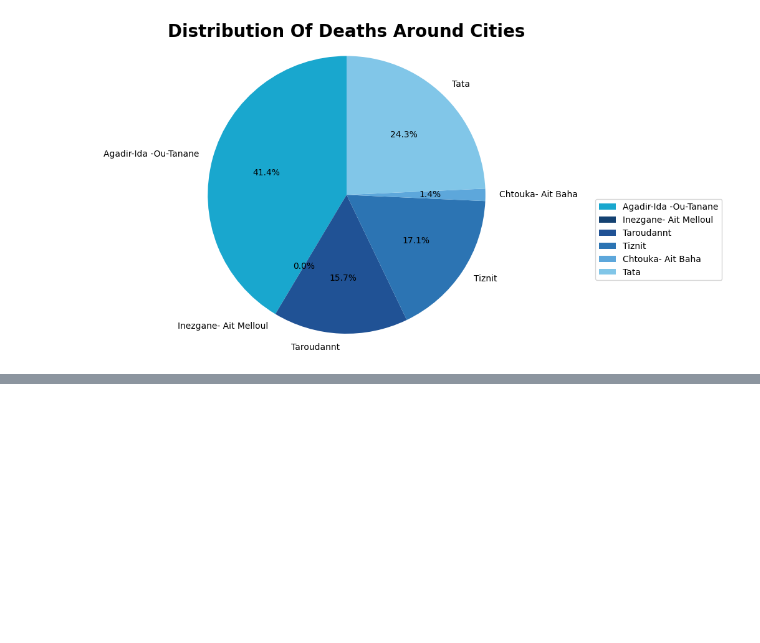
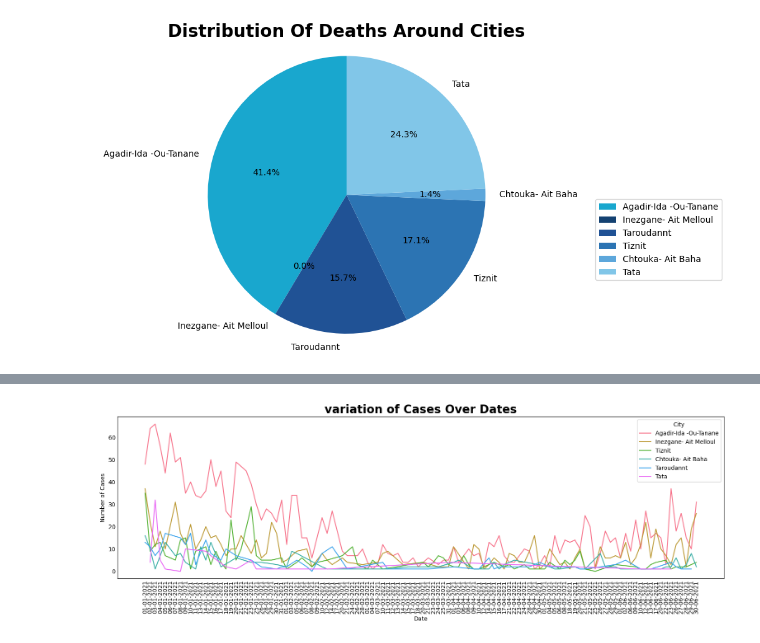
Before and after one commit to oussama95boussaid/Coronavirus_Pandemic_Morocco_project, a Jupyter notebook: Coronavirus_Pandemic_Morocco.ipynb, the cells around one changed output, grey strips where cells are left out. Saved outputs shown, nothing was run; the diff lists cells and outputs as text; code cells hidden in the pictures; blank space fills up the shorter version.

```diff
--- a/Coronavirus_Pandemic_Morocco.ipynb
+++ b/Coronavirus_Pandemic_Morocco.ipynb
@@ -509,0 +538,17 @@ plt.show()
+# %%
+# Bar plot
+plt.figure(figsize=(15, 4))
+sns.lineplot(data=Covid_data, x="dates", y="Cases", hue="cities")
+plt.title('variation of Cases Over Dates', fontsize=20, fontweight='bold')
+plt.xlabel('Date')
+plt.ylabel('Number of Cases')
+plt.xticks(rotation=90)
+plt.legend(title='City', loc='upper right')
+
+#display only the month
+# ax = plt.gca()
+# ax.xaxis.set_major_locator(plt.MaxNLocator(30))
+
+plt.show()
+# %% [output]
+[figure, added]
```
Also changed, not shown: parts of 6 cells of this notebook.
